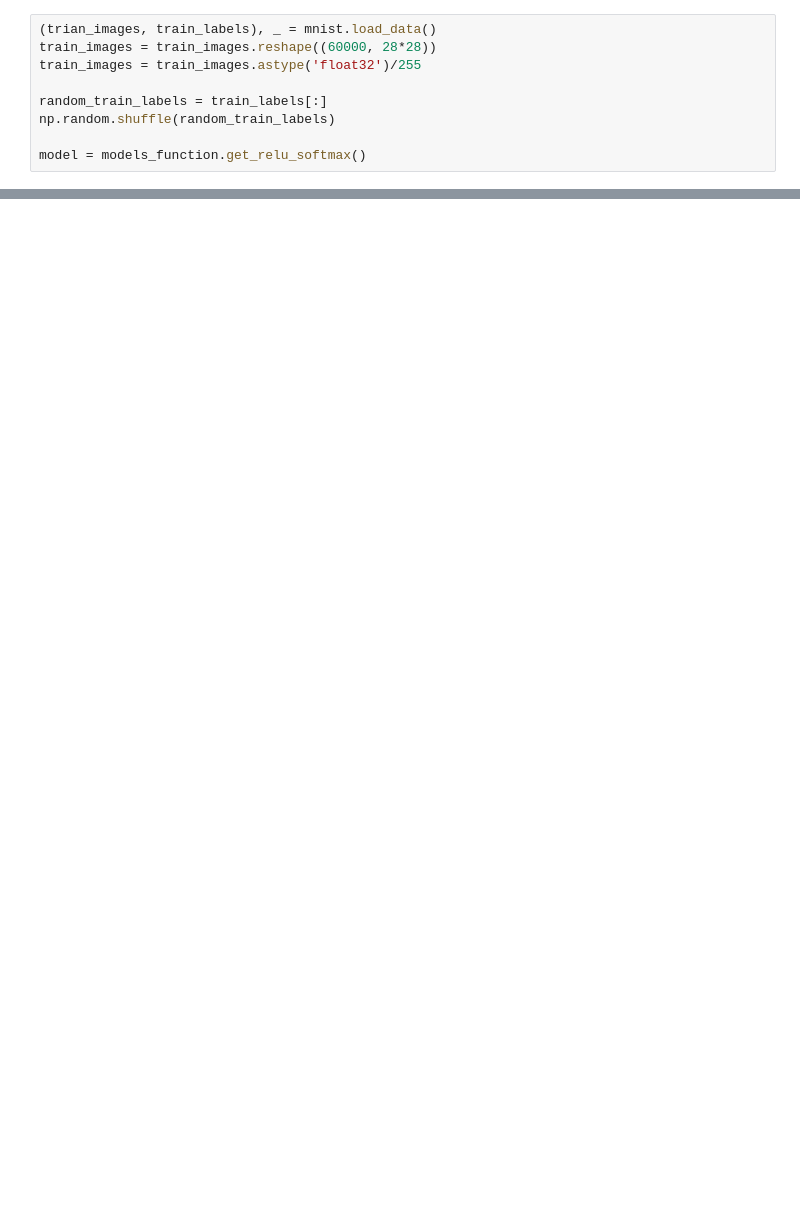
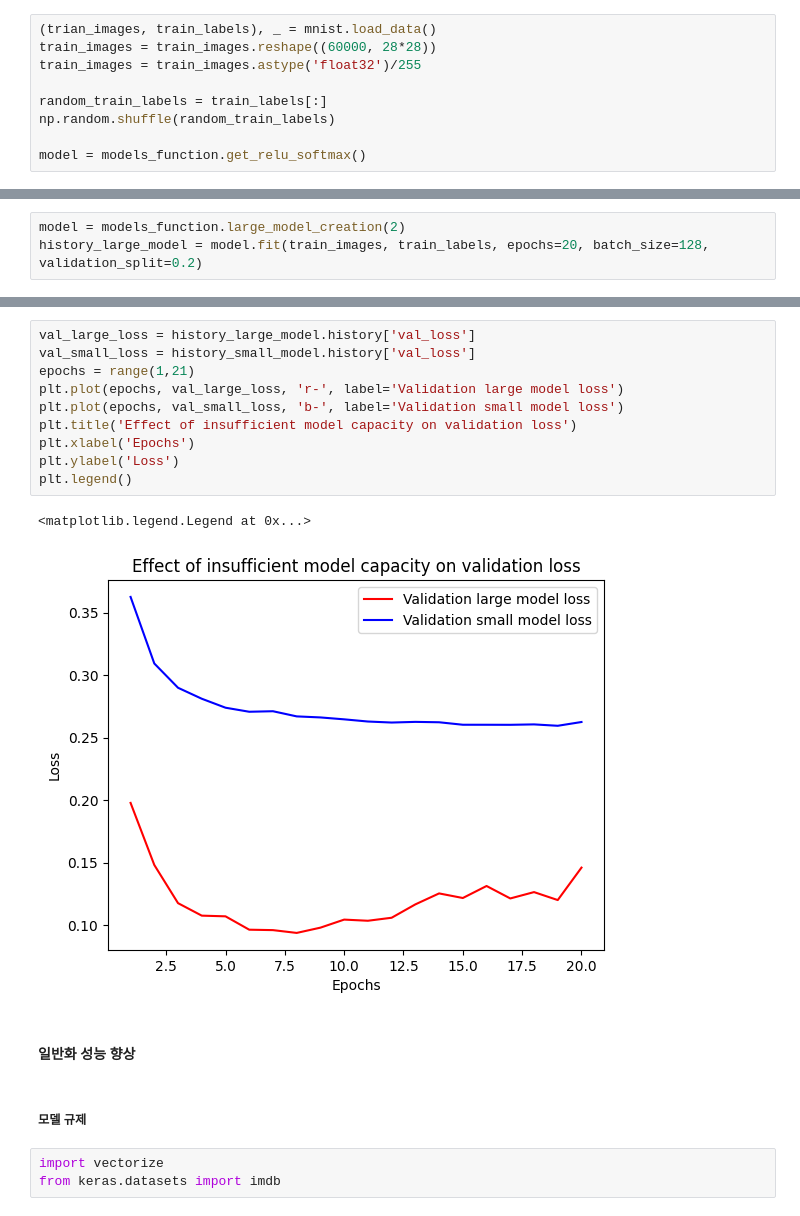
Before and after one commit to SCUTUM98/2023_KFQ_Bigdata, a Jupyter notebook: DeepLearning/0714_mnist.ipynb, the cells around one changed output, grey strips where cells are left out. Cells and saved outputs as stored; diff of their text form; blank space fills up the shorter version.

```diff
--- a/DeepLearning/0714_mnist.ipynb
+++ b/DeepLearning/0714_mnist.ipynb
@@ -140,0 +339,3 @@ plt.legend()
+# %%
+model = models_function.large_model_creation(2)
+history_large_model = model.fit(train_images, train_labels, epochs=20, batch_size=128, validation_split=0.2)
@@ -140,0 +360,20 @@ plt.legend()
+# %%
+val_large_loss = history_large_model.history['val_loss']
+val_small_loss = history_small_model.history['val_loss']
+epochs = range(1,21)
+plt.plot(epochs, val_large_loss, 'r-', label='Validation large model loss')
+plt.plot(epochs, val_small_loss, 'b-', label='Validation small model loss')
+plt.title('Effect of insufficient model capacity on validation loss')
+plt.xlabel('Epochs')
+plt.ylabel('Loss')
+plt.legend()
+# %% [output]
+<matplotlib.legend.Legend at 0x...>
+[figure, added]
+# %% [markdown]
+#### 일반화 성능 향상
+# %% [markdown]
+##### 모델 규제
+# %%
+import vectorize
+from keras.datasets import imdb
```
Also changed, not shown: parts of 28 cells of this notebook.
